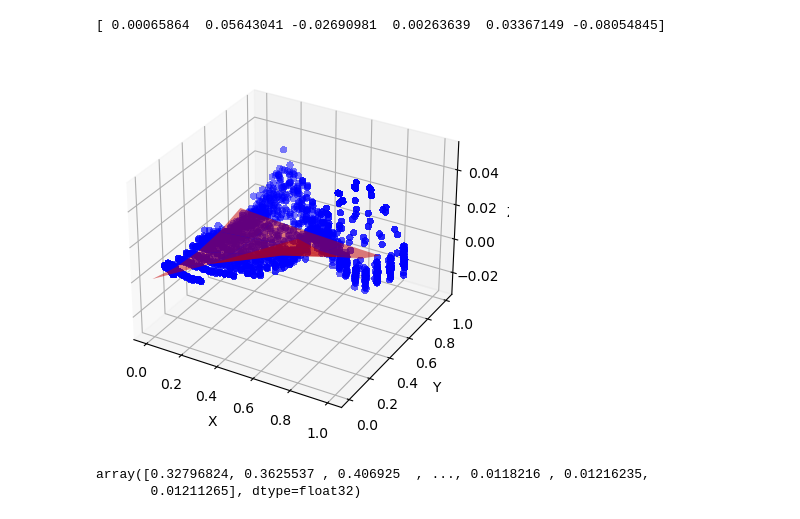
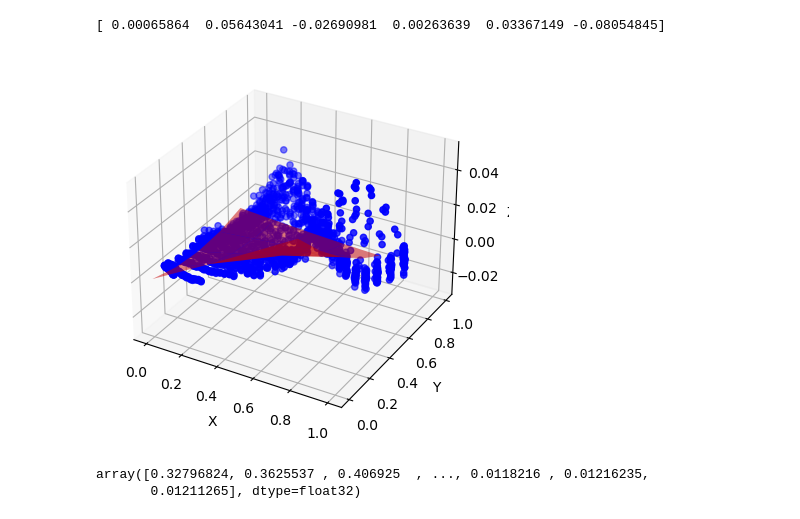
Before and after one commit to mikkelhindsbo/CMUProject, a Jupyter notebook: Fitted_Residuals.ipynb, the cells around one changed output. Cells and saved outputs as stored; diff of their text form; code cells hidden in the pictures.

```diff
--- a/Fitted_Residuals.ipynb
+++ b/Fitted_Residuals.ipynb
@@ -274,18 +274,18 @@ print(popt)
 # %%
 fig = plt.figure()
 ax = fig.add_subplot(111, projection='3d')
-ax.scatter(q, rpm, residual, c='blue', cmap=matplotlib.cm.coolwarm, linewidth=0, antialiased=False)
+ax.scatter(q, rpm, residual, c='blue')
 x_range = np.arange(0, 1, .2)
 y_range = np.arange(0, 1, .2)
 X, Y = np.meshgrid(x_range, y_range)
 Z = func((X, Y), *popt)
 ax.plot_surface(X, Y, Z, color='red', alpha=0.5)
 ax.set_xlabel('X')
 ax.set_ylabel('Y')
 ax.set_zlabel('Z')
 plt.show()
 # %% [output]
-[figure, old version]
+[figure, new version]
 # %%
 predicted = predicted.flatten()
 # Get the new predictions based off the coefficients of the fitted curve
```
